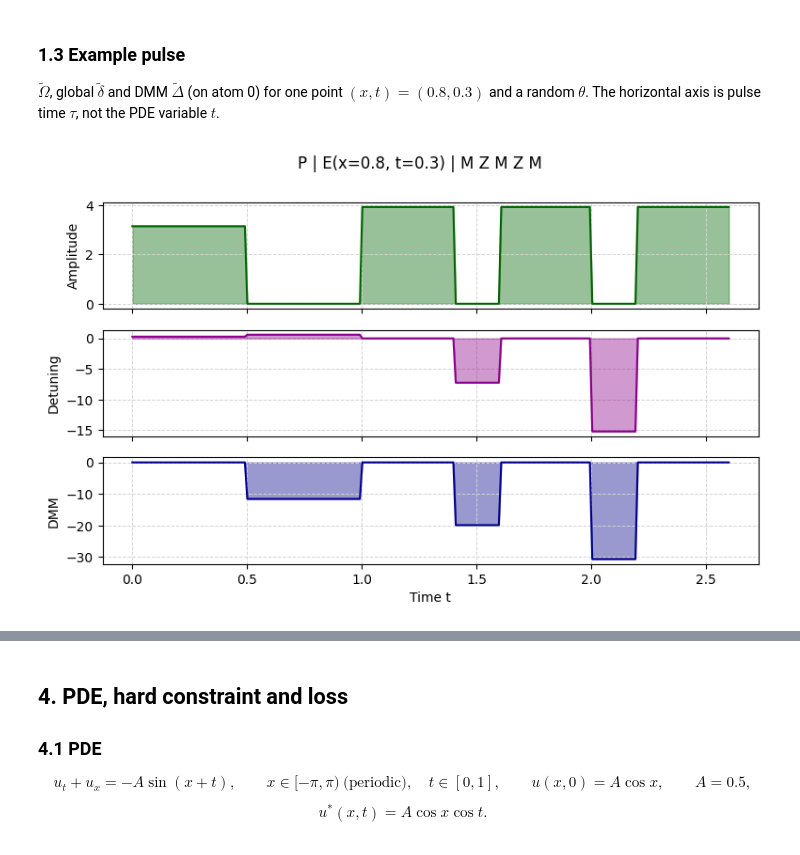
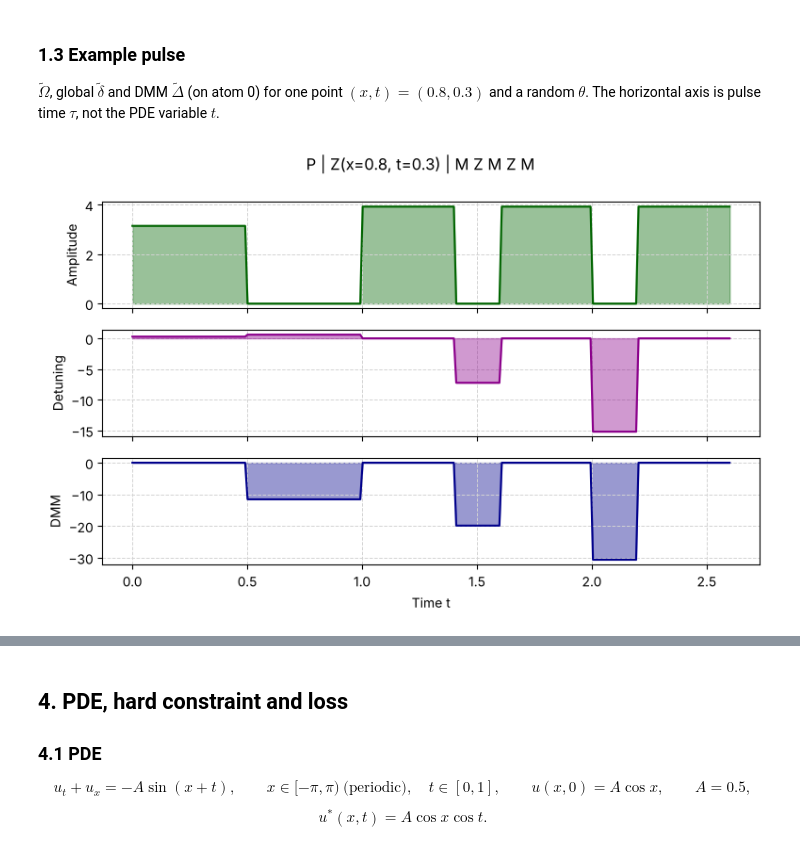
Before and after one commit to Letao-WANG/QPINN-advantage, a Jupyter notebook: qpinn_invariant_LM_randomized.ipynb, the cells around one changed output, grey strips where cells are left out. Cells and saved outputs as stored; diff of their text form; code cells hidden in the pictures.

```diff
--- a/qpinn_invariant_LM_randomized.ipynb
+++ b/qpinn_invariant_LM_randomized.ipynb
@@ -90,12 +89,19 @@ We label basis states $|q_0q_1\rangle$ with $q=0$ for the ground state and $q=1$
 # %%
 # The same 2-atom Hamiltonian as a 4x4 matrix (basis |q0 q1> = 00, 01, 10, 11; q = 0 ground, q = 1 Rydberg).
 # Used only to calibrate the preparation segment P, once, before any circuit runs.
-Xp, nn, I2 = np.array([[0.0, 1.0], [1.0, 0.0]]), np.diag([0.0, 1.0]), np.eye(2)
-n0, n1 = np.kron(nn, I2), np.kron(I2, nn)
+# Single-atom operators. QoolQit convention: sigma_z = +1 on the Rydberg state |1>, so
+# sigma_z = diag(-1, +1) here and the Rydberg occupation is n = (1 + sigma_z) / 2 = |1><1|.
+I2 = np.eye(2)
+sigma_x = np.array([[0.0, 1.0], [1.0, 0.0]])
+sigma_z = np.diag([-1.0, 1.0])
+n_hat = (I2 + sigma_z) / 2
+
+# Rydberg occupations of atom 0 and atom 1 on the 2-atom space
+n0, n1 = np.kron(n_hat, I2), np.kron(I2, n_hat)
 
 
 def H_matrix(omega, delta, Delta=0.0):
-    return omega / 2 * (np.kron(Xp, I2) + np.kron(I2, Xp)) - delta * (n0 + n1) - Delta * n0 + J * n0 @ n1
+    return omega / 2 * (np.kron(sigma_x, I2) + np.kron(I2, sigma_x)) - delta * (n0 + n1) - Delta * n0 + n0 @ n1   # interaction J_01 = 1
 
 
 def prep_populations(p):
@@ -158,21 +170,25 @@ $M$ turns the phases written by the phase segments into populations that $Z_0$ c
 # %%
-def phase_segment(alpha0, alpha1, T):
-    # Phase segment Z(alpha0, alpha1) of §1.2: Omega = 0, delta T = alpha1, (delta + Delta) T = alpha0 (mod 2pi).
+# A segment is a tuple (T, Omega, delta, Delta): its duration and the constant
+# parameters of H_matrix during it, so it applies exp(-i T H_matrix(Omega, delta, Delta)).
+P = (T_P, OMEGA_P, DELTA_P, 0.0)          # preparation P: H_P, with (Omega_P, delta_P) calibrated above
+M = (T_M, OMEGA_M, 0.0, 0.0)              # mixing M: H_M, a pi/2 X rotation of each atom plus the 1/4 terms
+
+
+def Z(alpha0, alpha1, T):
+    # Phase segment Z(alpha0, alpha1): Omega = 0, delta T = alpha1, (delta + Delta) T = alpha0 (mod 2pi).
     # Atom 1 feels delta, atom 0 feels delta + Delta. Phases are 2pi-periodic, so we wrap them
     # such that |delta| <= pi/T and Delta <= 0 (the DMM can only detune downwards).
     alpha1 = (alpha1 + np.pi) % TWO_PI - np.pi
-    return (T, 0.0, alpha1 / T, -((alpha1 - alpha0) % TWO_PI) / T)      # (duration, Omega, delta, Delta)
-
-
-MIX = (T_M, OMEGA_M, 0.0, 0.0)
+    delta = alpha1 / T
+    Delta = -((alpha1 - alpha0) % TWO_PI) / T
+    return (T, 0.0, delta, Delta)
 
 
 def segments(x, t, theta):
-    w = [(T_P, OMEGA_P, DELTA_P, 0.0),    # P: fixed preparation
-         phase_segment(x, t, T_E),        # E: step 1, encoding  R_Z(-x) (x) R_Z(-t)
-         MIX]                             # step 2, trainable layer: M Z(theta_0, theta_1) M Z(theta_2, theta_3) M
-    for alpha0, alpha1 in np.reshape(theta, (K, 2)):
-        w += [phase_segment(alpha0, alpha1, T_Z), MIX]
+    # time order, as in the schedule table: P, Z(x, t), M, Z(theta_0, theta_1), M, Z(theta_2, theta_3), M
+    w = [P, Z(x, t, T_E), M]                              # encoding Z(x, t): x on atom 0, t on atom 1
+    for theta_a, theta_b in np.reshape(theta, (K, 2)):    # one trainable layer Z(theta_a, theta_b), M per pair
+        w += [Z(theta_a, theta_b, T_Z), M]
     return w
 
 
@@ -193,11 +209,11 @@ $\tilde{\Omega}$, global $\tilde{\delta}$ and DMM $\tilde{\Delta}$ (on atom 0) f
 # %%
 # Pulse schedule for one example point: Omega, global delta, DMM Delta (on atom 0).
 # Horizontal axis = pulse time, not the PDE variable t.
 theta_ex = np.random.default_rng(0).uniform(-np.pi, np.pi, 2 * K)
 plt.figure(figsize=(9, 5))
 make_program(0.8, 0.3, theta_ex).drive.draw()
-plt.suptitle("P | E(x=0.8, t=0.3) | M Z M Z M")
+plt.suptitle("P | Z(x=0.8, t=0.3) | M Z M Z M")
 plt.show()
 # %% [output]
-[figure, old version]
+[figure, new version]
 # %% [markdown]
```
Also changed, not shown: parts of 30 cells of this notebook.
